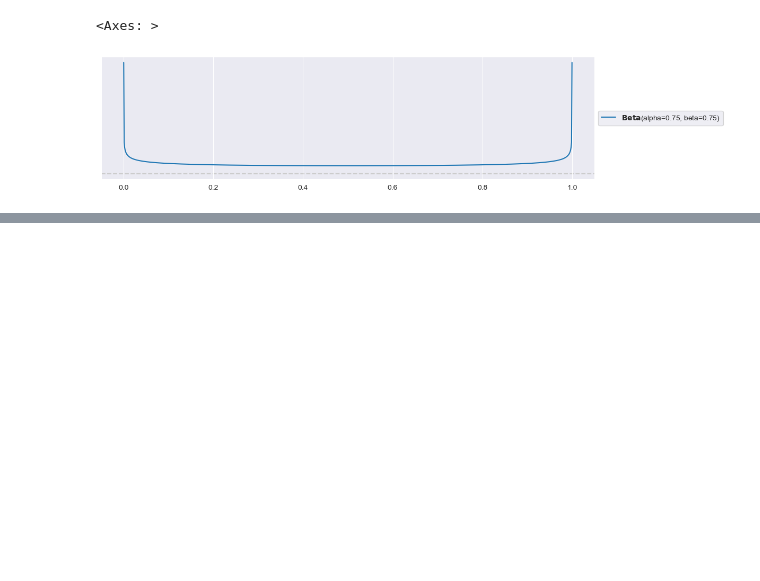
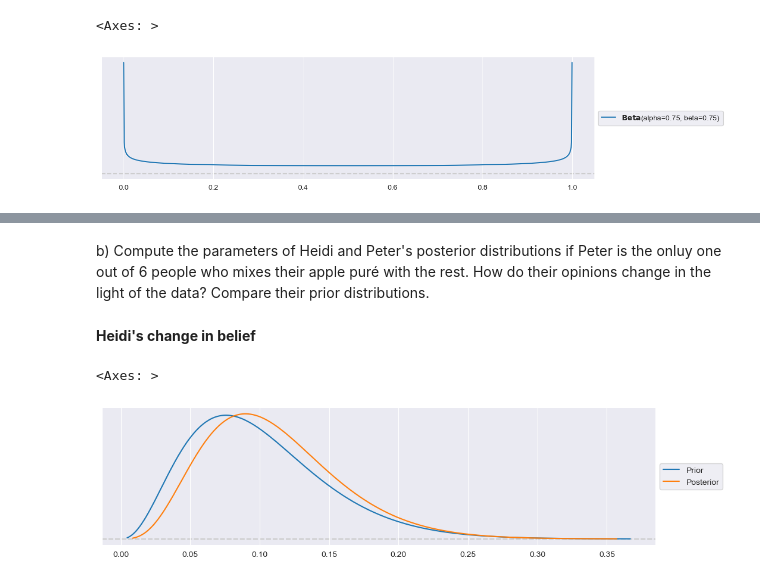
Before and after one commit to marbetschar/ZHAW-Bayesian-Machine-Learning-HS25, a Jupyter notebook: notebooks/week02/Exercises/BML_Exercises_Week_02.ipynb, the cells around one changed output, grey strips where cells are left out. Cells and saved outputs as stored; diff of their text form; code cells hidden in the pictures; blank space fills up the shorter version.

```diff
--- a/notebooks/week02/Exercises/BML_Exercises_Week_02.ipynb
+++ b/notebooks/week02/Exercises/BML_Exercises_Week_02.ipynb
@@ -159,0 +248,16 @@ pz.Beta(0.75, 0.75).plot_pdf(figsize=(12,3))
+# %% [markdown]
+b) Compute the parameters of Heidi and Peter's posterior distributions if Peter is the onluy one out of 6 people who mixes their apple puré with the rest. How do their opinions change in the light of the data? Compare their prior distributions.
+# %% [markdown]
+**Heidi's change in belief**
+# %%
+n = 6
+k = 1
+
+post_alpha_heidi = alpha_heidi + k
+post_beta_heidi = beta_heidi + n - k
+
+pz.Beta(alpha_heidi, beta_heidi).plot_pdf(figsize=(12, 3), legend="Prior")
+pz.Beta(post_alpha_heidi, post_beta_heidi).plot_pdf(figsize=(12, 3), legend="Posterior")
+# %% [output]
+<Axes: >
+[figure, added]
```
Also changed, not shown: parts of 8 cells of this notebook.
